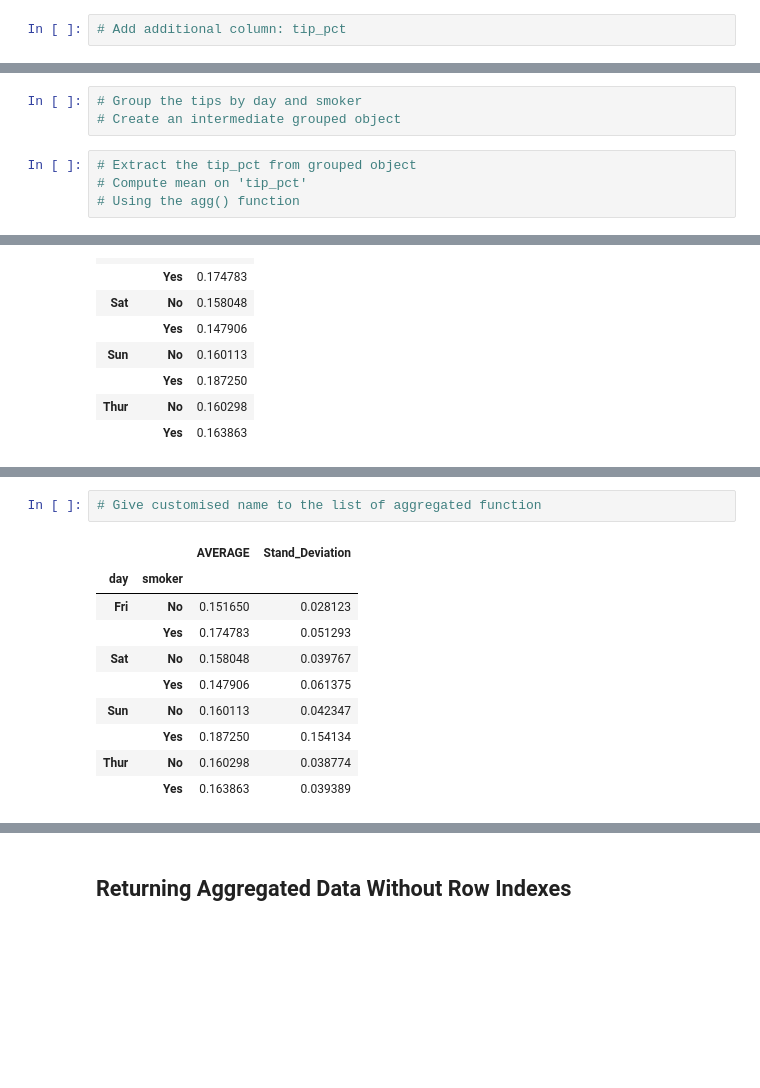
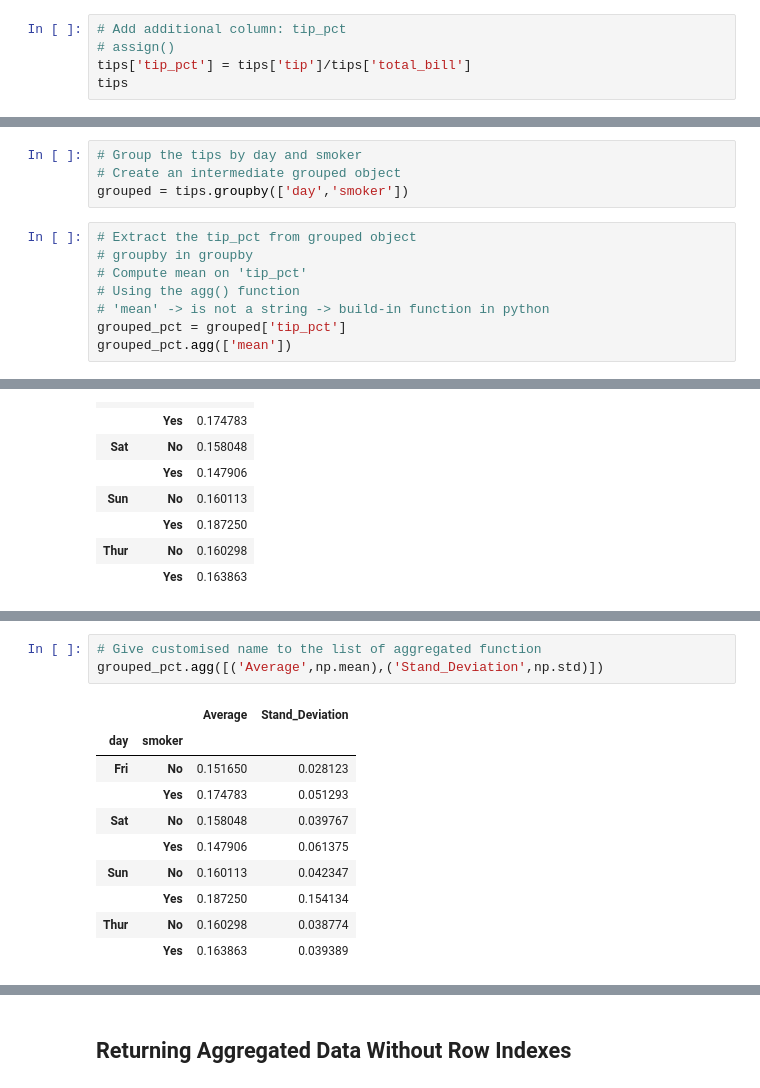
Before and after one commit to mohdkhairilabdulkarim/STQD6014-Data-Science, a Jupyter notebook: Week12_DataAggregation_20240107_WC.ipynb, the cells around one changed output, grey strips where cells are left out. Cells and saved outputs as stored; diff of their text form; blank space fills up the shorter version.

```diff
--- a/Week12_DataAggregation_20240107_WC.ipynb
+++ b/Week12_DataAggregation_20240107_WC.ipynb
@@ -351,6 +411,9 @@ tips
 244 rows × 6 columns
 # %%
 # Add additional column: tip_pct
+# assign()
+tips['tip_pct'] = tips['tip']/tips['total_bill']
+tips
 # %% [output]
 |  | total_bill | tip | smoker | day | time | size | tip_pct |
 | 0 | 16.99 | 1.01 | No | Sun | Dinner | 2 | 0.059447 |
@@ -368,10 +431,15 @@ tips
 # %%
 # Group the tips by day and smoker
 # Create an intermediate grouped object
+grouped = tips.groupby(['day','smoker'])
 # %%
 # Extract the tip_pct from grouped object
+# groupby in groupby
 # Compute mean on 'tip_pct'
 # Using the agg() function
+# 'mean' -> is not a string -> build-in function in python
+grouped_pct = grouped['tip_pct']
+grouped_pct.agg(['mean'])
 # %% [output]
 |  |  | mean |
 | day | smoker |  |
@@ -398,8 +467,9 @@ tips
 |  | Yes | 0.163863 | 0.039389 | 0.151240 |
 # %%
 # Give customised name to the list of aggregated function
+grouped_pct.agg([('Average',np.mean),('Stand_Deviation',np.std)])
 # %% [output]
-|  |  | AVERAGE | Stand_Deviation |
+|  |  | Average | Stand_Deviation |
 | day | smoker |  |  |
 | Fri | No | 0.151650 | 0.028123 |
 |  | Yes | 0.174783 | 0.051293 |
```
Also changed, not shown: parts of 43 cells of this notebook.
